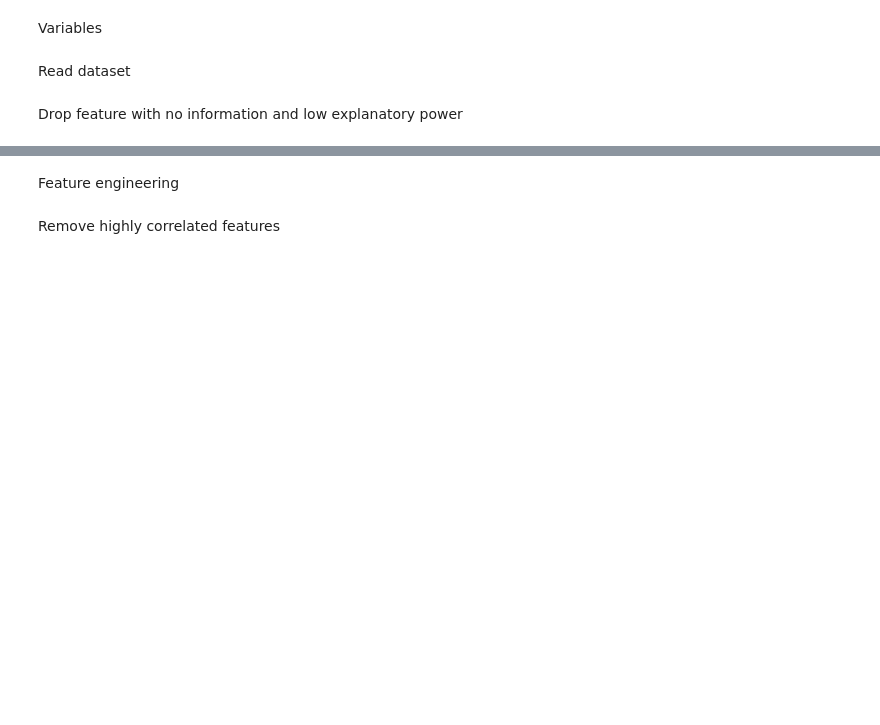
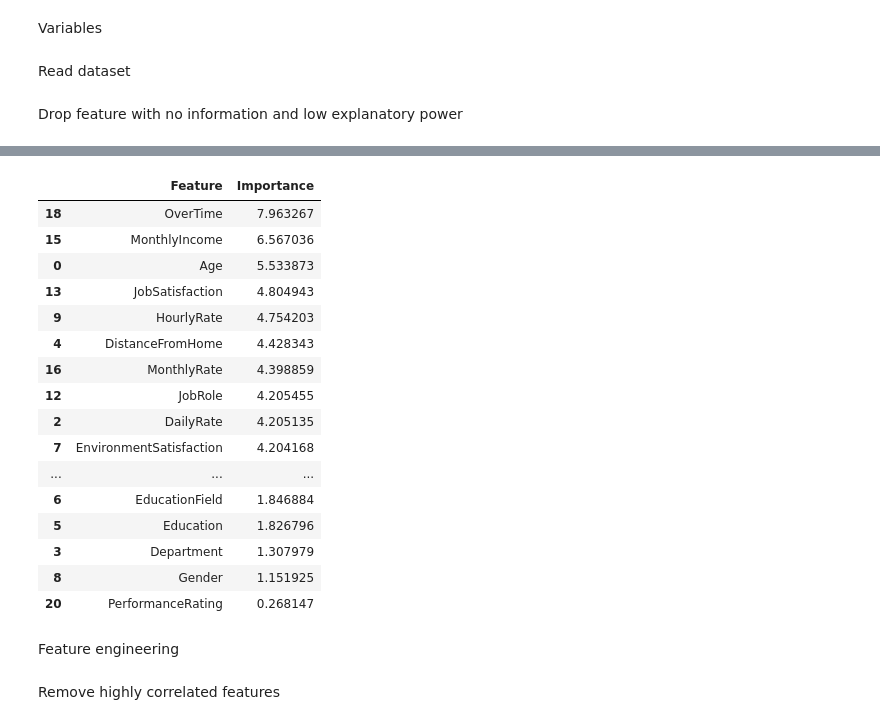
Before and after one commit to RobUngvari/ds-mar-24, a Jupyter notebook: [02]feature-selection.ipynb, the cells around one changed output, grey strips where cells are left out. Drawn from its saved outputs; the diff is of its cells as text; code cells hidden in the pictures; blank space fills up the shorter version.

Commit message:
adding feature selection and models

```diff
--- a/[02]feature-selection.ipynb
+++ b/[02]feature-selection.ipynb
@@ -33,6 +37,6 @@ df = kt.ktools.reduce_mem_usage(df)
 # %% [markdown]
 Drop feature with no information and low explanatory power
 # %%
-df = df.drop(['EmployeeCount', 'Over18', 'StandardHours', 'EmployeeNumber', 'Gender'], axis=1)
+df = df.drop(['EmployeeCount', 'Over18', 'StandardHours', 'EmployeeNumber'], axis=1)
 # %%
 df['Attrition'] = (df['Attrition'] == 'Yes').astype(int)
@@ -38,0 +51,23 @@ df['Attrition'] = (df['Attrition'] == 'Yes').astype(int)
+# %%
+X_train, X_test, y_train, y_test = train_test_split(df.drop('Attrition', axis=1),
+                                                    (df['Attrition'] == 1).astype(int),
+                                                    test_size=0.2,
+                                                    random_state=42)
+
+label_encoders = {}
+cat_features = X_train.select_dtypes('object').columns
+for feature in cat_features:
+    label_encoders[feature] = LabelEncoder()
+    X_train[feature] = label_encoders[feature].fit_transform(X_train[feature])
+    X_test[feature] = label_encoders[feature].transform(X_test[feature])
+
+model = CatBoostClassifier(iterations=1000,
+                           learning_rate=0.1,
+                           depth=6,
+                           loss_function='Logloss',
+                           verbose=100
+                           )
+
+model.fit(X_train, y_train, cat_features=[])
+
+y_pred = model.predict(X_test)
@@ -39,3 +150,30 @@ df['Attrition'] = (df['Attrition'] == 'Yes').astype(int)
+# %%
+# Get feature importances
+feature_importances = model.get_feature_importance(type='FeatureImportance')
+
+# Create a DataFrame to display feature importances
+importance_df = pd.DataFrame({'Feature': X_train.columns, 'Importance': feature_importances})
+importance_df = importance_df.sort_values(by='Importance', ascending=False)
+# %%
+importance_df
+# %% [output]
+|  | Feature | Importance |
+| 18 | OverTime | 7.963267 |
+| 15 | MonthlyIncome | 6.567036 |
+| 0 | Age | 5.533873 |
+| 13 | JobSatisfaction | 4.804943 |
+| 9 | HourlyRate | 4.754203 |
+| 4 | DistanceFromHome | 4.428343 |
+| 16 | MonthlyRate | 4.398859 |
+| 12 | JobRole | 4.205455 |
+| 2 | DailyRate | 4.205135 |
+| 7 | EnvironmentSatisfaction | 4.204168 |
+| ... | ... | ... |
+| 6 | EducationField | 1.846884 |
+| 5 | Education | 1.826796 |
+| 3 | Department | 1.307979 |
+| 8 | Gender | 1.151925 |
+| 20 | PerformanceRating | 0.268147 |
 # %% [markdown]
 Feature engineering
 # %%
```
Also changed, not shown: parts of 18 cells of this notebook, 2 other files.
